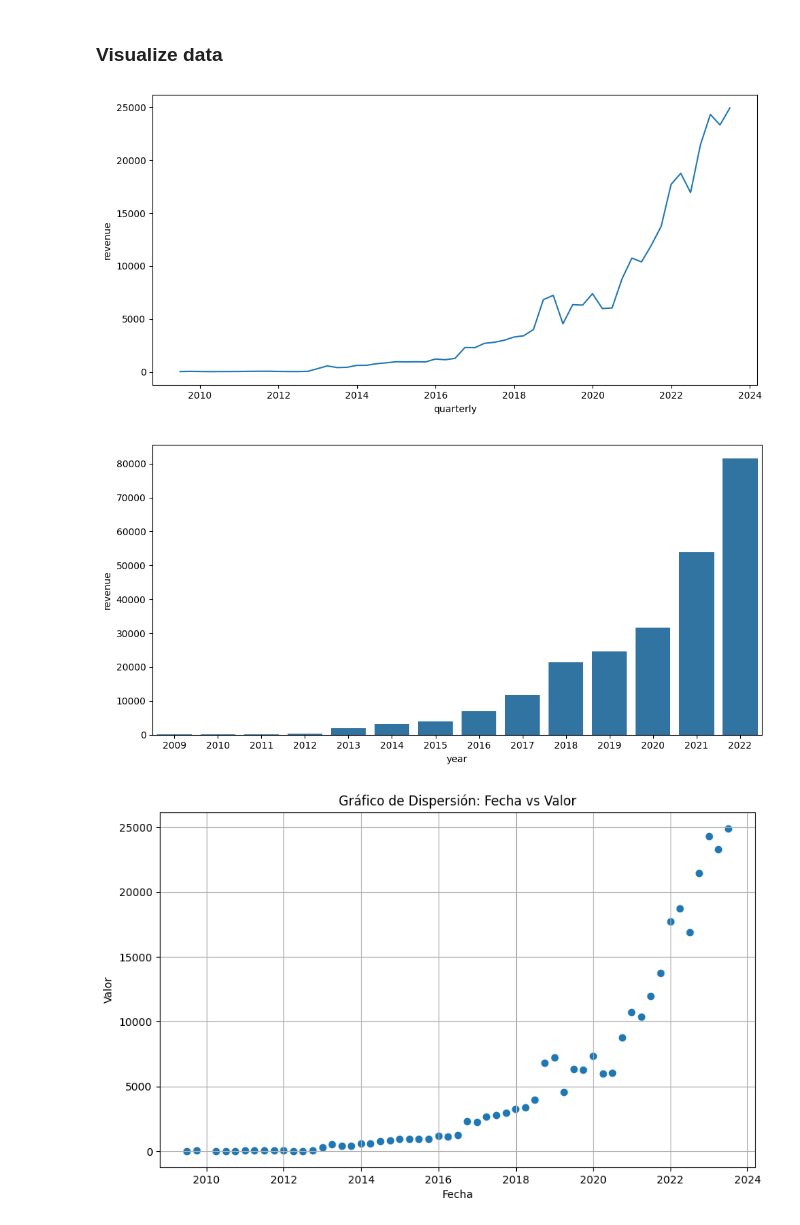
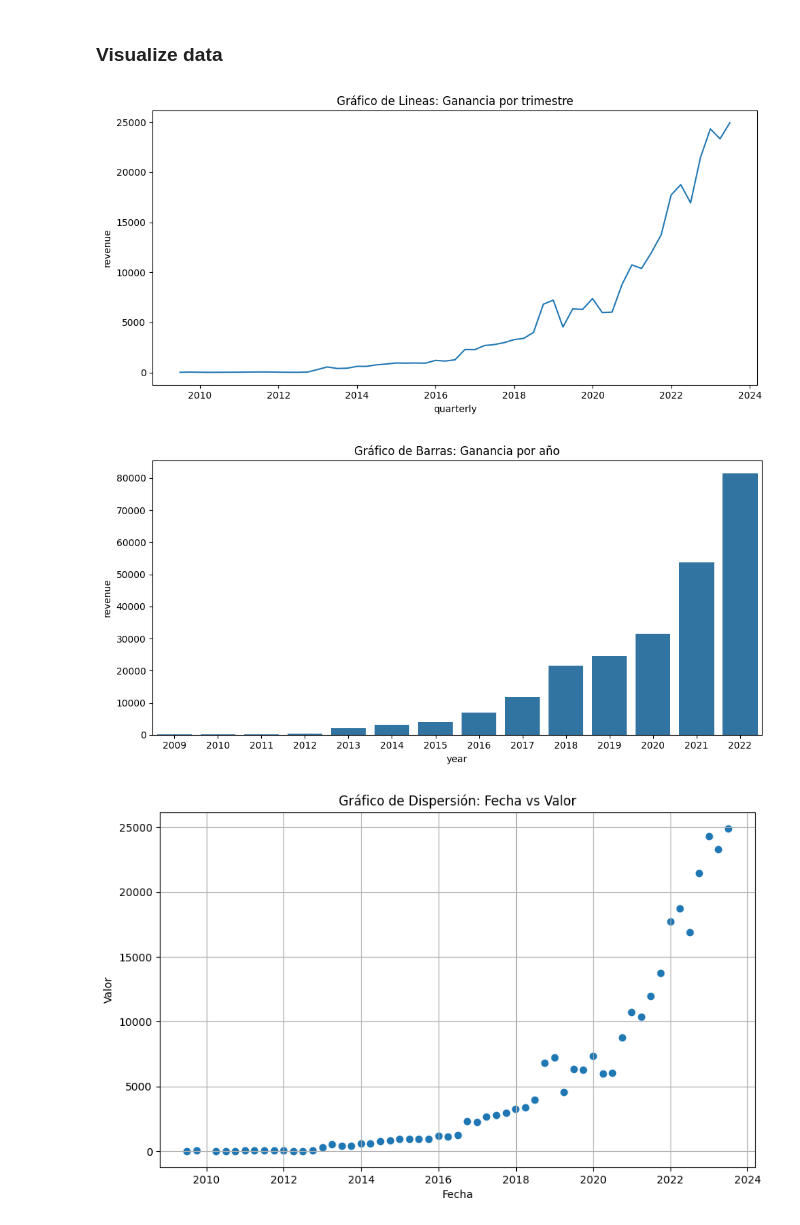
Before and after one commit to gutierenmanuel/web-scraping-project-tutorial, a Jupyter notebook: src/explore.ipynb, the cells around one changed output. Drawn from its saved outputs; the diff is of its cells as text; code cells hidden in the pictures.

```diff
--- a/src/explore.ipynb
+++ b/src/explore.ipynb
@@ -135,33 +135,37 @@ tesla_quarterly_revenue["revenue"] = tesla_quarterly_revenue["revenue"].astype('
 
 sns.lineplot(data = tesla_quarterly_revenue, x = "quarterly", y = "revenue",)
 
+plt.title('Gráfico de Lineas: Ganancia por trimestre')
 
 plt.tight_layout()
 
 plt.show()
 # %% [output]
-[figure, old version]
+[figure, new version]
 # %%
 fig, axis = plt.subplots(figsize = (10, 5))
 
 # Convert to datetime
 tesla_quarterly_revenue["quarterly"] = pd.to_datetime(tesla_quarterly_revenue["quarterly"])
 
 # Creates a new column with the year
 tesla_quarterly_revenue['year'] = tesla_quarterly_revenue['quarterly'].dt.year
 
 # Group by year and sum the revenue
 tesla_revenue_yearly = tesla_quarterly_revenue.groupby(["year"])['revenue'].sum().reset_index()
 
 
 # Graphic the dataframe
 sns.barplot(data = tesla_revenue_yearly[tesla_revenue_yearly["year"] < 2023], x = "year", y = "revenue")
 
+
+plt.title('Gráfico de Barras: Ganancia por año')
+
 plt.tight_layout()
 
 plt.show()
 # %% [output]
-[figure, old version]
+[figure, new version]
 # %%
 plt.figure(figsize=(10, 6))
 plt.scatter(tesla_quarterly_revenue['quarterly'], tesla_quarterly_revenue['revenue'])
```
